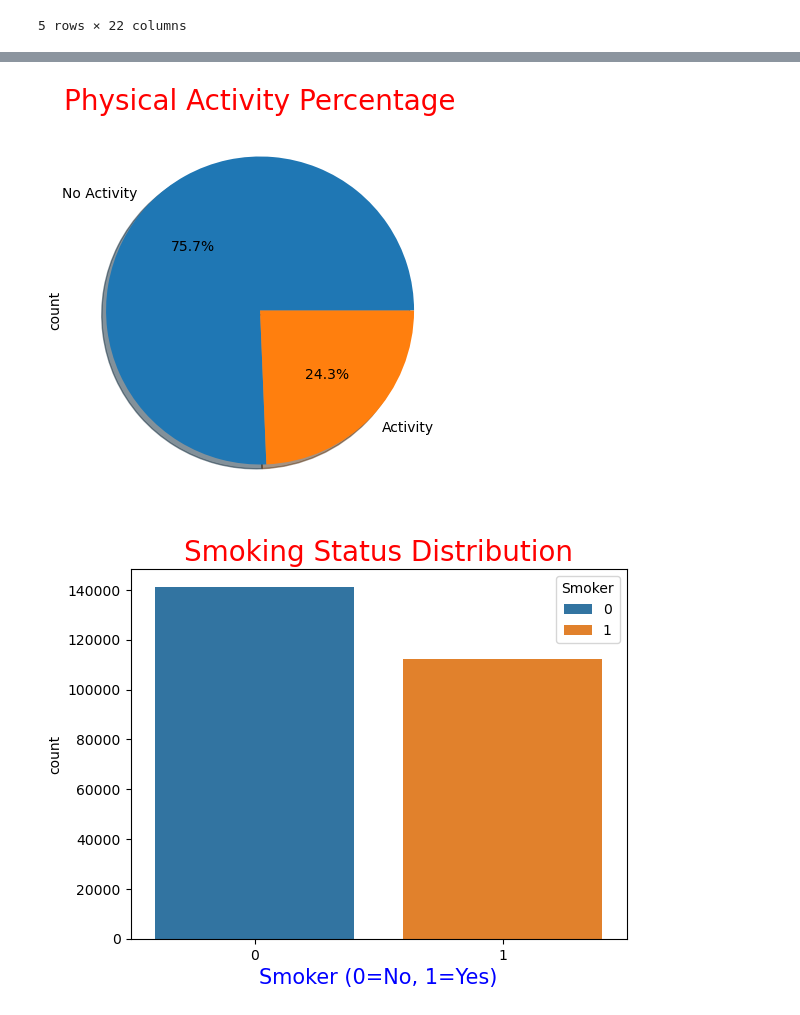
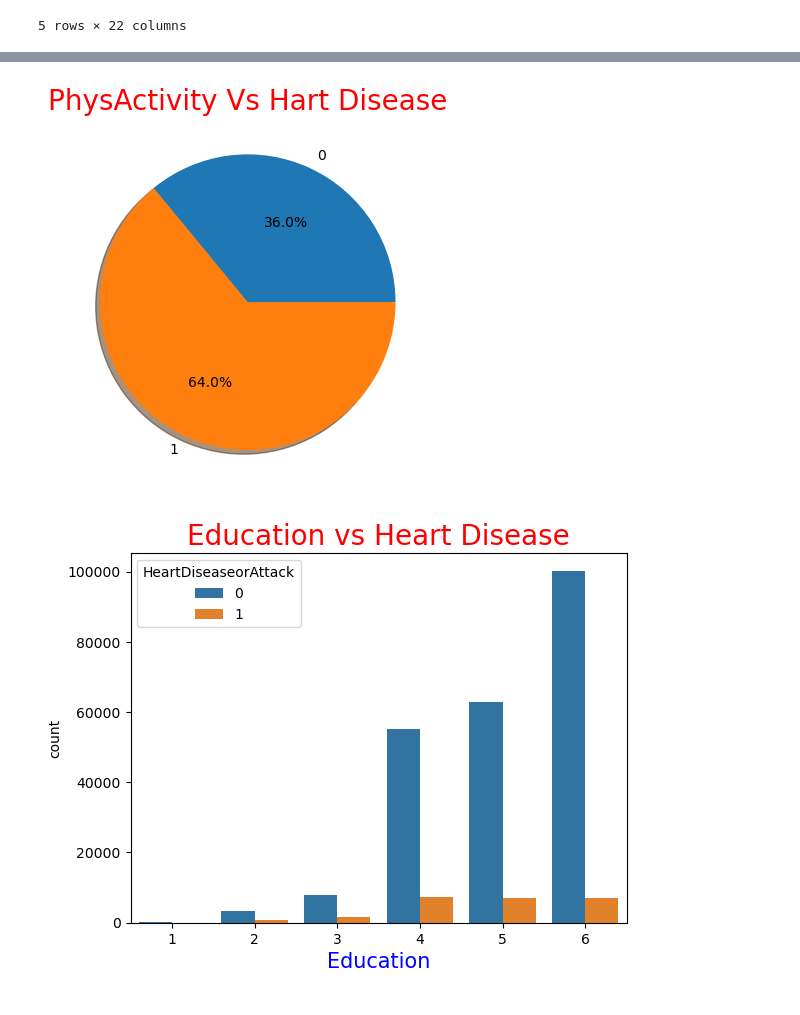
Before and after one commit to tamalbhowmik1995-svg/Analyse-Health-and-Demographic-Using-Python, a Jupyter notebook: Untitled.ipynb, the cells around one changed output, grey strips where cells are left out. Drawn from its saved outputs; the diff is of its cells as text; code cells hidden in the pictures.

```diff
--- a/Untitled.ipynb
+++ b/Untitled.ipynb
@@ -3,7 +3,7 @@ import pandas as pd
 import matplotlib.pyplot as plt
 import seaborn as sns
 # %%
-df=pd.read_csv('heart_disease_health_indicators_BRFSS2015 2 (1) (2).csv')
+df=pd.read_csv('heart_disease_health_indicators_BRFSS2015 2 (1) (1).csv')
 df.head()
 # %% [output]
 |  | HeartDiseaseorAttack | HighBP | HighChol | CholCheck | BMI | Smoker | Stroke | Diabetes | PhysActivity | ... |
@@ -16,14 +125,14 @@ df.head()
 # %%
-df['PhysActivity'].value_counts().plot.pie(autopct='%1.1f%%', labels=['No Activity', 'Activity'],
-                                         figsize=(5,5), shadow=True)
-plt.title('Physical Activity Percentage', color='red', size=20)
+physical_activity=df.groupby('PhysActivity')['HeartDiseaseorAttack'].sum()
+plt.pie(physical_activity, labels=physical_activity.index, autopct='%1.1f%%', shadow=True)
+plt.title('PhysActivity Vs Hart Disease', color='red', size=20)
 plt.show()
 # %% [output]
-[figure, old version]
+[figure, new version]
 # %%
-sns.countplot(x='Smoker', data=df, hue='Smoker')
-plt.title('Smoking Status Distribution', color='red', size=20)
-plt.xlabel('Smoker (0=No, 1=Yes)', color='blue', size=15)
+sns.countplot(x='Education', hue='HeartDiseaseorAttack', data=df)
+plt.title('Education vs Heart Disease', color='red', size=20)
+plt.xlabel('Education', color='blue', size=15)
 plt.show()
 # %% [output]
-[figure, old version]
+[figure, new version]
```
Also changed, not shown: parts of 28 cells of this notebook.
